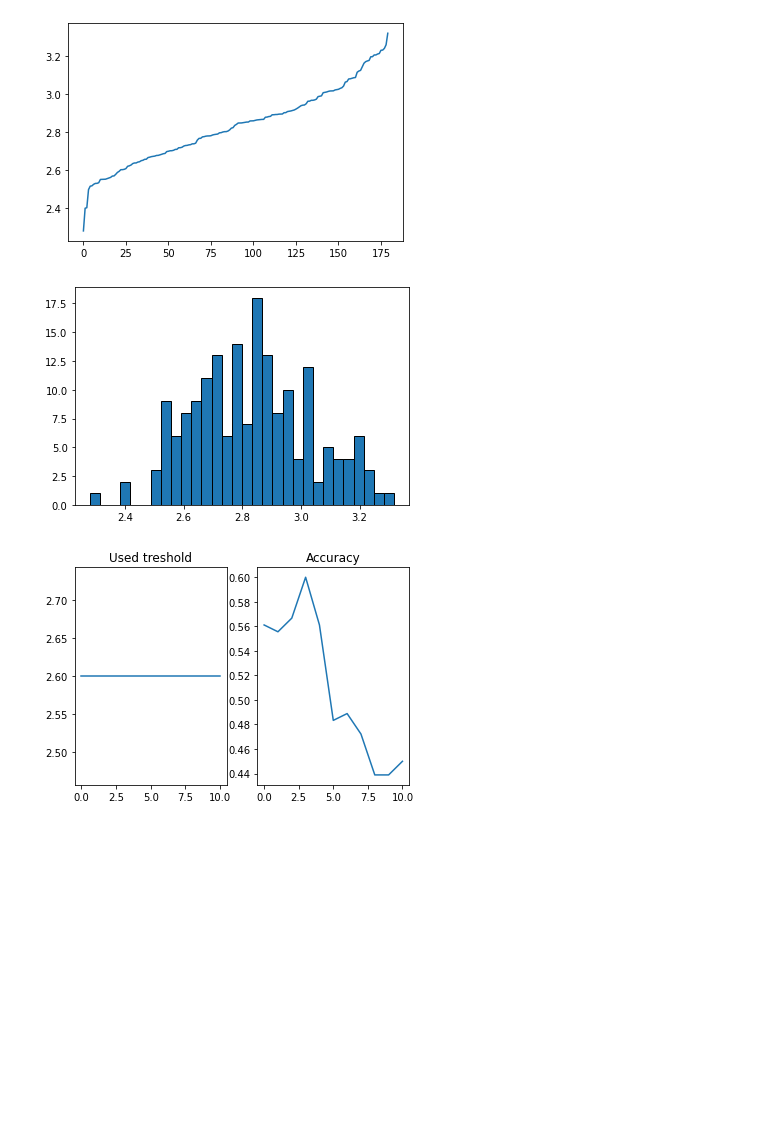
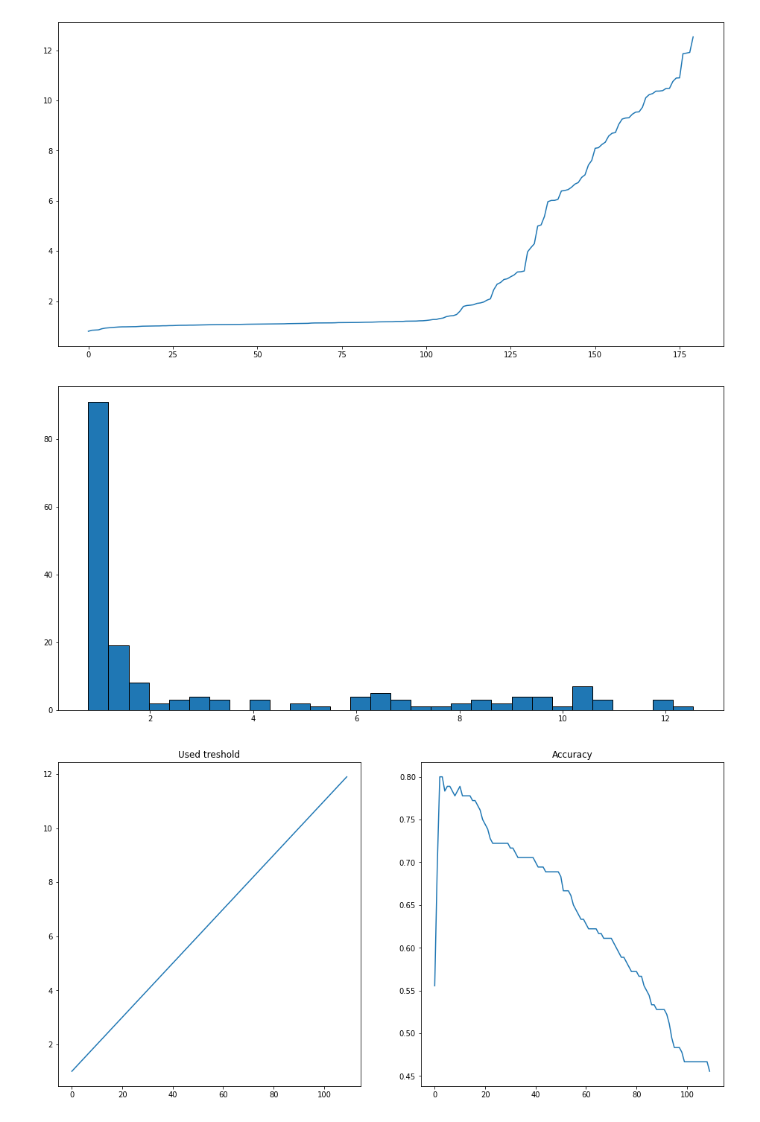
Before and after one commit to AlexDodon/sourceseparation_misc, a Jupyter notebook: time_series.ipynb, the cells around one changed output. Drawn from its saved outputs; the diff is of its cells as text; code cells hidden in the pictures; blank space fills up the shorter version.

```diff
--- a/time_series.ipynb
+++ b/time_series.ipynb
@@ -7,8 +7,8 @@
 # %%
 # generates preprocessed datasets for our models
 
-batchSize = 512
-noiseDim = 100
+batchSize = 64
+noiseDim = 200
 
 loader1, loader2, loader_mix_val, vallabel, loader_mix_test, testlabel = preprocessing.gen_loaders(
     noiseDim,
@@ -77,6 +77,6 @@ Generated example:
 (cleanextractedSpikesValidation,cleanextractedNoisesValidation) = sourceSeparation.maxlikelihood_separatesources(
     generators=[gen1, gen2],
     loader_mix=loader_mix_val,
-    epochs=100
+    epochs=500
 )
 # %% [output]
@@ -120,7 +103,7 @@ plt.show()
 plt.bar(edges[:-1], hist, width=np.diff(edges), edgecolor="black", align="edge")
 plt.show()
 
-thresholds =  [x / 10 for x in range(23,36,1)]
+thresholds =  [x / 10 for x in range(10,120,1)]
 
 precisions = []
 recalls = []
@@ -170,35 +153,86 @@ for threshold in thresholds:
         recalls.append(recall)
         f1s.append(f1)
         accs.append(acc)
-        used.append(treshold)
+        used.append(threshold)
     except:
         continue
 
 _, axs = plt.subplots(1,2)
 axs[0].plot(used)
 axs[0].title.set_text("Used treshold")
 axs[1].plot(accs)
 axs[1].title.set_text("Accuracy")
 plt.show()
 _, axs = plt.subplots(1,2)
 axs[0].plot(used)
 axs[0].title.set_text("Used treshold")
 axs[1].plot(precisions)
 axs[1].title.set_text("Precision")
 plt.show()
 _, axs = plt.subplots(1,2)
 axs[0].plot(used)
 axs[0].title.set_text("Used treshold")
 axs[1].plot(recalls)
 axs[1].title.set_text("Recall")
 plt.show()
 _, axs = plt.subplots(1,2)
 axs[0].plot(used)
 axs[0].title.set_text("Used treshold")
 axs[1].plot(f1s)
 axs[1].title.set_text("F1")
 plt.show()
+
+f1max = f1s[0]
+maxI = 0
+
+for i,f in enumerate(f1s):
+    if f > f1max:
+        maxI = i
+        f1max = f
+print("Threshold for best F1: {}".format(used[maxI]))
+res = []
+threshold = used[maxI]
+print("Threshold: {}".format(threshold))
+
+for elem in energy:
+    if elem > threshold:
+        res.append(1)
+    else:
+        res.append(0)
+
+truepos = 0
+falsepos = 0
+trueneg = 0
+falseneg = 0
+
+for i in range(0, len(vallabel)):
+    if (
+        vallabel[i] == 1 or
+        vallabel[i - 1] == 1 or
+        vallabel[i - 2] == 1 or
+        i + 1 < 180 and vallabel[i + 1] == 1 or
+        i + 2 < 180 and vallabel[i + 2] == 1
+    ):
+        if res[i] == 1:
+            truepos += 1
+        else:
+            falseneg += 1
+    else:
+        if res[i] == 1:
+            falsepos += 1
+        else:
+            trueneg += 1
+
+precision = truepos / (truepos + falsepos)
+recall = truepos / (truepos + falseneg)
+f1 = 2 * ((precision * recall)/(precision+recall))
+acc = (truepos + trueneg) / len(vallabel)
+
+print("Precision: {}".format(precision))
+print("Recall: {}".format(recall))
+print("F1: {}".format(f1))
+print("Accuracy: {}".format(acc))
 # %% [output]
-[figure, old version]
+[figure, new version]
-[figure, old version]
+[figure, new version]
-[figure, old version]
+[figure, new version]
```
Also changed, not shown: parts of 5 cells of this notebook, 3 other files.
